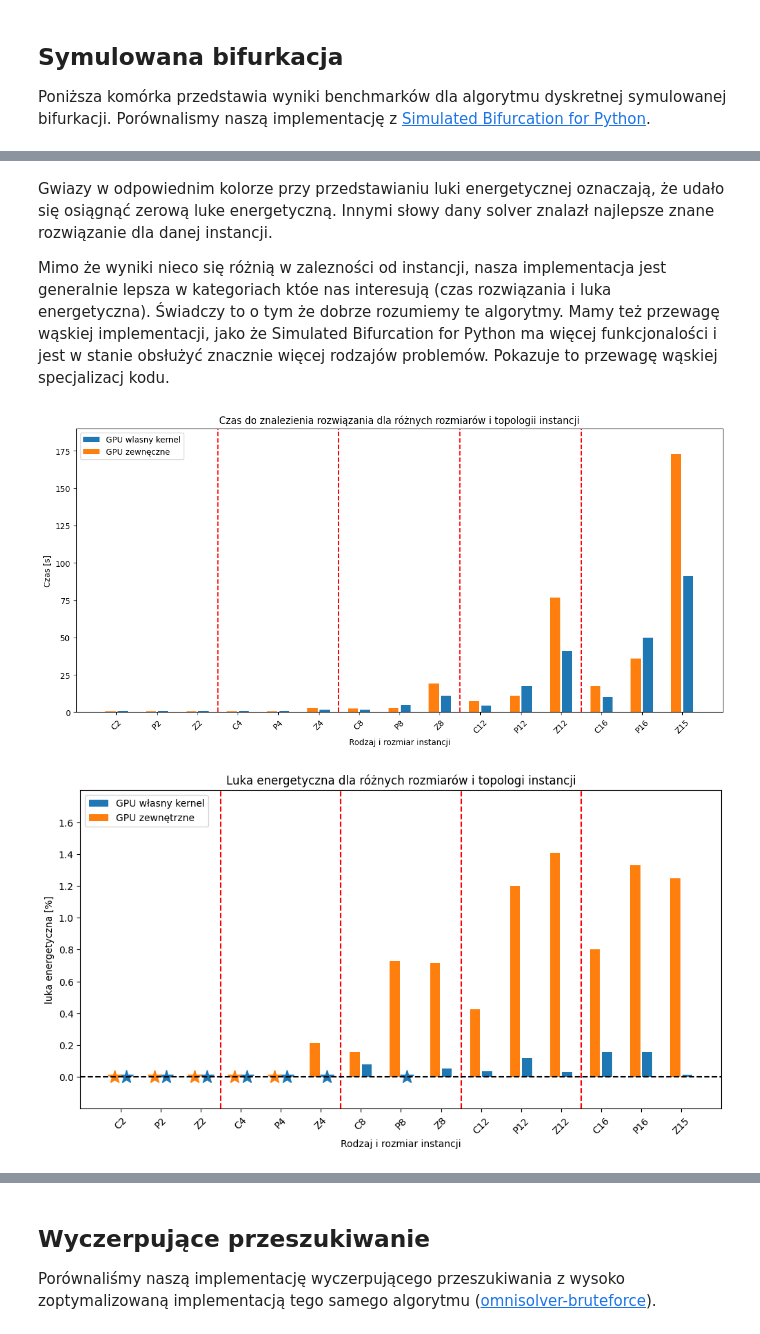
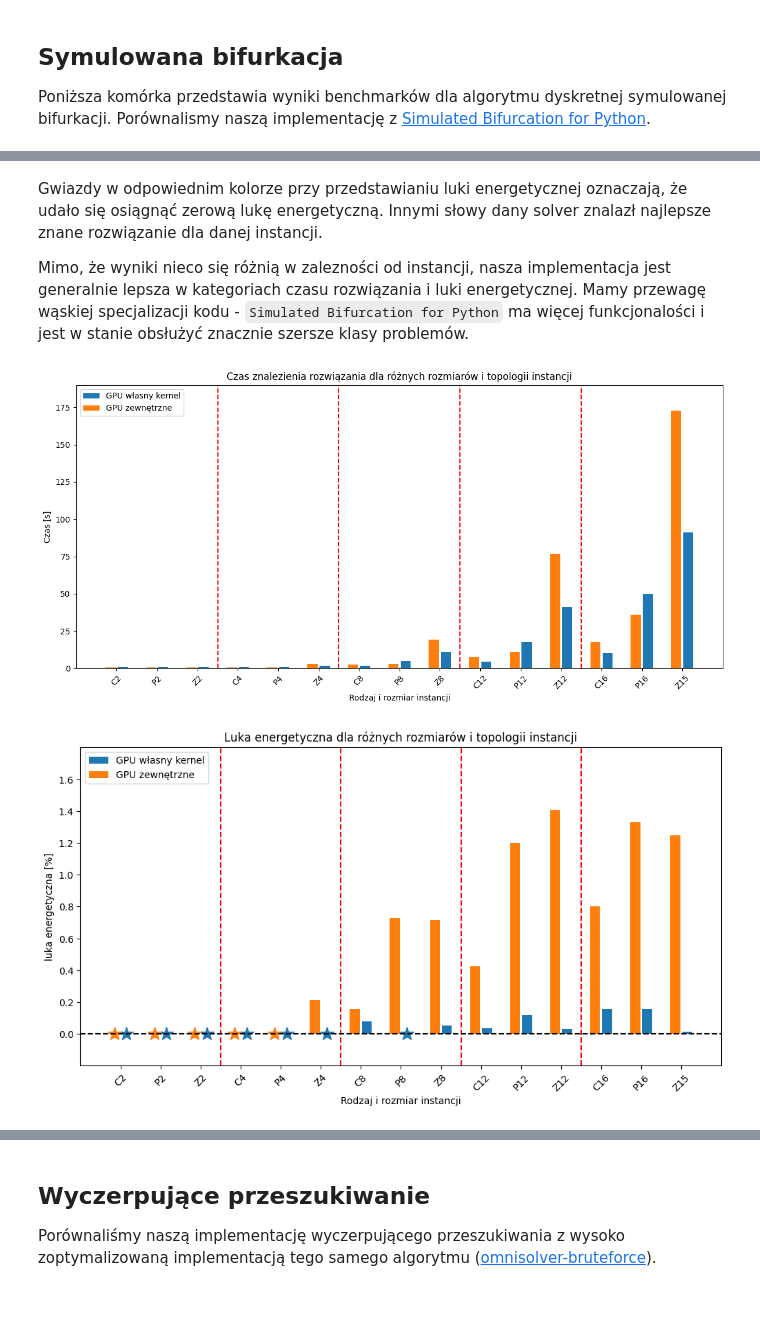
Before and after one commit to HackingMouse/AkademiaSztukiKwantowej-bg-quantum_annealing, a Jupyter notebook: classical_and_quantum_annealing/benchmarks/wyniki.ipynb, the cells around one changed output, grey strips where cells are left out. Saved outputs shown, nothing was run; the diff lists cells and outputs as text; code cells hidden in the pictures; blank space fills up the shorter version.

```diff
--- a/classical_and_quantum_annealing/benchmarks/wyniki.ipynb
+++ b/classical_and_quantum_annealing/benchmarks/wyniki.ipynb
@@ -45,12 +45,12 @@ for architecture in ["chimera", "pegasus", "zephyr"]:
     fig, ax = plt.subplots(figsize=(12, 6))
 
     #rects2 = ax.bar(x, global_results[1], width, label='GPU naiwne')
-    rects3 = ax.bar(x + offset, times, width, label='GPU wlasny kernel')
-    rects4 = ax.bar(x - offset, times2, width, label='GPU zewnęczne')
+    rects3 = ax.bar(x + offset, times, width, label='GPU własny kernel')
+    rects4 = ax.bar(x - offset, times2, width, label='GPU zewnętrzne')
 
     ax.set_xlabel("Instancje")
     ax.set_ylabel("Czas [s]")
-    ax.set_title(f"Czas do znalezienia rozwiązania dla achitektury {architecture}")
+    ax.set_title(f"Czas znalezienia rozwiązania dla achitektury {architecture}")
     ax.set_xticks(x)
     ax.set_xticklabels(instancje, rotation=45)
     ax.legend()
@@ -93,7 +93,7 @@ for architecture in ["chimera", "pegasus", "zephyr"]:
 # %% [markdown]
-Gwiazy w odpowiednim kolorze przy przedstawianiu luki energetycznej oznaczają, że udało się osiągnąć zerową luke energetyczną. Innymi słowy dany solver znalazł najlepsze znane rozwiązanie dla danej instancji.
+Gwiazdy w odpowiednim kolorze przy przedstawianiu luki energetycznej oznaczają, że udało się osiągnąć zerową lukę energetyczną. Innymi słowy dany solver znalazł najlepsze znane rozwiązanie dla danej instancji.
 
-Mimo że wyniki nieco się różnią w zalezności od instancji, nasza implementacja jest generalnie lepsza w kategoriach któe nas interesują (czas rozwiązania i luka energetyczna). Świadczy to o tym że dobrze rozumiemy te algorytmy. Mamy też przewagę wąskiej implementacji, jako że Simulated Bifurcation for Python ma więcej funkcjonalości i jest w stanie obsłużyć znacznie więcej rodzajów problemów. Pokazuje to przewagę wąskiej specjalizacj kodu.
+Mimo, że wyniki nieco się różnią w zalezności od instancji, nasza implementacja jest generalnie lepsza w kategoriach czasu rozwiązania i luki energetycznej. Mamy przewagę wąskiej specjalizacji kodu - `Simulated Bifurcation for Python` ma więcej funkcjonalości i jest w stanie obsłużyć znacznie szersze klasy problemów.
 # %%
 # Rysowanie wykresów dla symulowanej bifurkacji. Wszystkie instancje są na jednym wykresie.
 
@@ -136,14 +136,14 @@ offset = 0.15
 
 fig, ax = plt.subplots(figsize=(12, 6))
 
-ax.bar(x + offset, times, width, label='GPU wlasny kernel')
-ax.bar(x - offset, times2, width, label='GPU zewnęczne')
+ax.bar(x + offset, times, width, label='GPU własny kernel')
+ax.bar(x - offset, times2, width, label='GPU zewnętrzne')
 
 ax.vlines([2.5, 5.5, 8.5, 11.5], 0, 190, linestyles="dashed", colors="red")
 ax.set_xlabel("Rodzaj i rozmiar instancji")
 ax.set_ylabel("Czas [s]")
 ax.set_ylim((0, 190))
-ax.set_title(f"Czas do znalezienia rozwiązania dla różnych rozmiarów i topologii instancji")
+ax.set_title(f"Czas znalezienia rozwiązania dla różnych rozmiarów i topologii instancji")
 ax.set_xticks(x)
 ax.set_xticklabels(instancje, rotation=45)
 ax.legend()
@@ -153,33 +153,33 @@ plt.show()
 
 gaps = [data[architecture][1][0][i] for i in range(5) for architecture in ["chimera", "pegasus", "zephyr"]]
 gaps2 = [data[architecture][1][1][i] for i in range(5) for architecture in ["chimera", "pegasus", "zephyr"]]
 
 fig2, ax2 = plt.subplots(figsize=(12, 6))
 
 gaps_procent = [x * 100 for x in gaps]
 gaps2_procent = [x * 100 for x in gaps2]
 
 our = ax2.bar(x + offset, gaps_procent, width, label='GPU własny kernel')
 external = ax2.bar(x - offset, gaps2_procent, width, label='GPU zewnętrzne')
 
 for bars in [our, external]:
     for bar in bars:
         if bar.get_height() == 0:
             center = bar.get_x() + bar.get_width()/2
             ax2.plot(center, 0, marker='*', markersize=15, color=bar.get_facecolor())
 
 ax2.set_ylim((-0.2, 1.8))
 ax2.vlines([2.5, 5.5, 8.5, 11.5], -0.2, 1.8, linestyles="dashed", colors="red")
 ax2.set_yticks(np.arange(0, 1.8, 0.2))
 ax2.set_xlabel("Rodzaj i rozmiar instancji")
 ax2.set_ylabel("luka energetyczna [%]")
-ax2.set_title(f"Luka energetyczna dla różnych rozmiarów i topologi instancji")
+ax2.set_title(f"Luka energetyczna dla różnych rozmiarów i topologii instancji")
 ax2.set_xticks(x)
 ax2.set_xticklabels(instancje, rotation=45)
 ax2.axhline(0, color='black', linestyle='--')
 ax2.legend(loc='upper left')
 
 plt.show()
 # %% [output]
-[figure, old version]
+[figure, new version]
 [figure]
```
Also changed, not shown: parts of 4 cells of this notebook, 6 other files.
